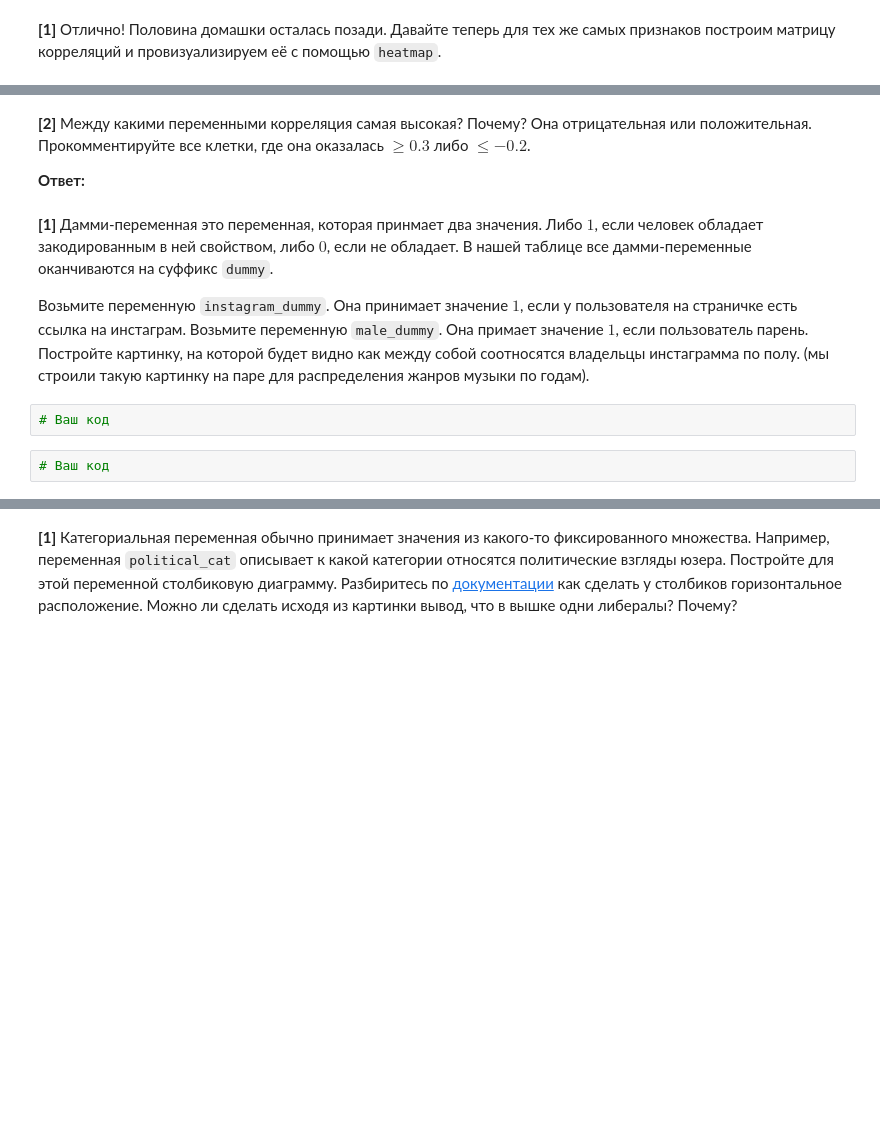
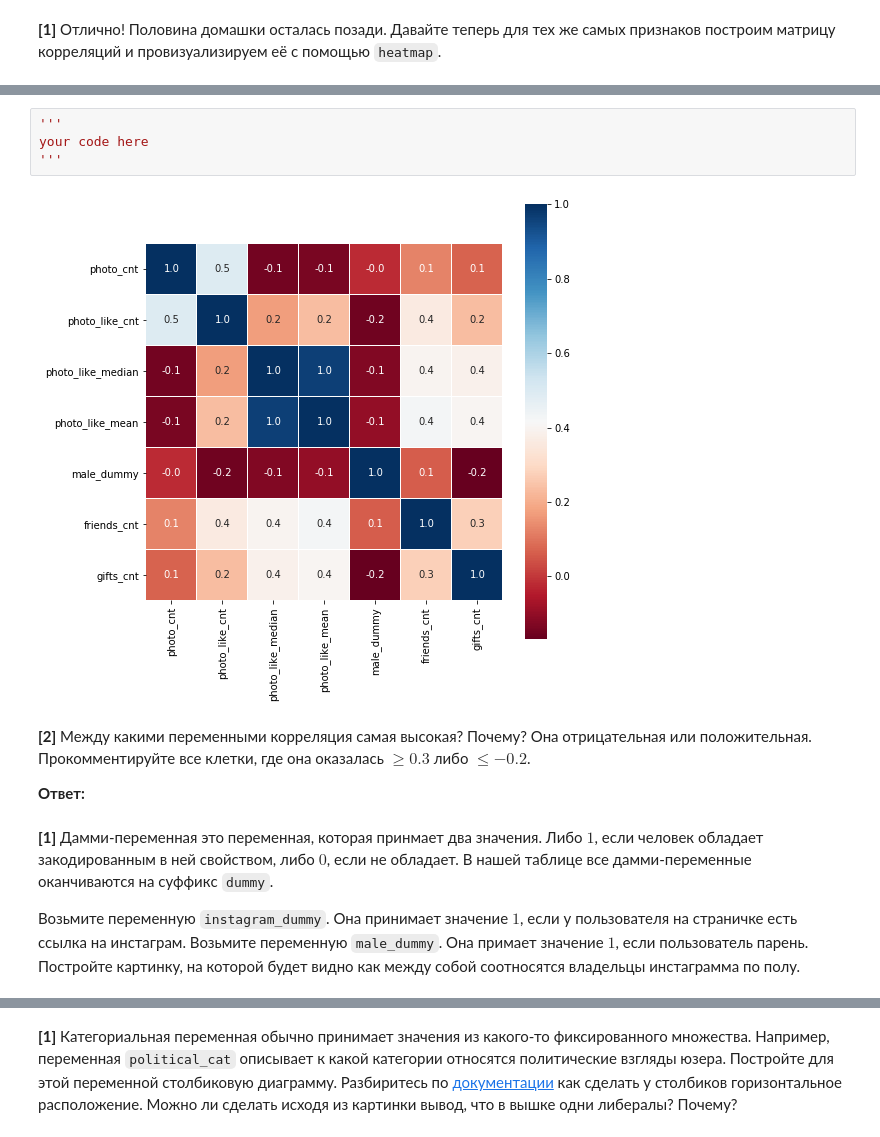
Before and after one commit to FUlyankin/Intro_to_DS, a Jupyter notebook: sem_04_visual/little_hw4_visual.ipynb, the cells around one changed output, grey strips where cells are left out. Saved outputs shown, nothing was run; the diff lists cells and outputs as text; blank space fills up the shorter version.

```diff
--- a/sem_04_visual/little_hw4_visual.ipynb
+++ b/sem_04_visual/little_hw4_visual.ipynb
@@ -108,3 +90,9 @@ __[1]__ Отлично! Половина домашки осталась поз
+# %%
+'''
+your code here
+'''
+# %% [output]
+[figure, added]
 # %% [markdown]
 __[2]__ Между какими переменными корреляция самая высокая? Почему? Она отрицательная или положительная. Прокомментируйте все клетки, где она оказалась $\ge 0.3$ либо $\le -0.2$.
 
@@ -112,8 +100,4 @@ __Ответ:__
 # %% [markdown]
 __[1]__ Дамми-переменная это переменная, которая принмает два значения. Либо $1$, если человек обладает закодированным в ней свойством, либо $0$, если не обладает. В нашей таблице все дамми-переменные оканчиваются на суффикc `dummy`.
 
-Возьмите переменную `instagram_dummy`. Она принимает значение $1$, если у пользователя на страничке есть ссылка на инстаграм. Возьмите переменную `male_dummy`. Она примает значение $1$, если пользователь парень. Постройте картинку, на которой будет видно как между собой соотносятся владельцы инстаграмма по полу. (мы строили такую картинку на паре для распределения жанров музыки по годам).
+Возьмите переменную `instagram_dummy`. Она принимает значение $1$, если у пользователя на страничке есть ссылка на инстаграм. Возьмите переменную `male_dummy`. Она примает значение $1$, если пользователь парень. Постройте картинку, на которой будет видно как между собой соотносятся владельцы инстаграмма по полу.
-# %%
-# Ваш код
-# %%
-# Ваш код
```
Also changed, not shown: parts of 34 cells of this notebook, 8 other files.
